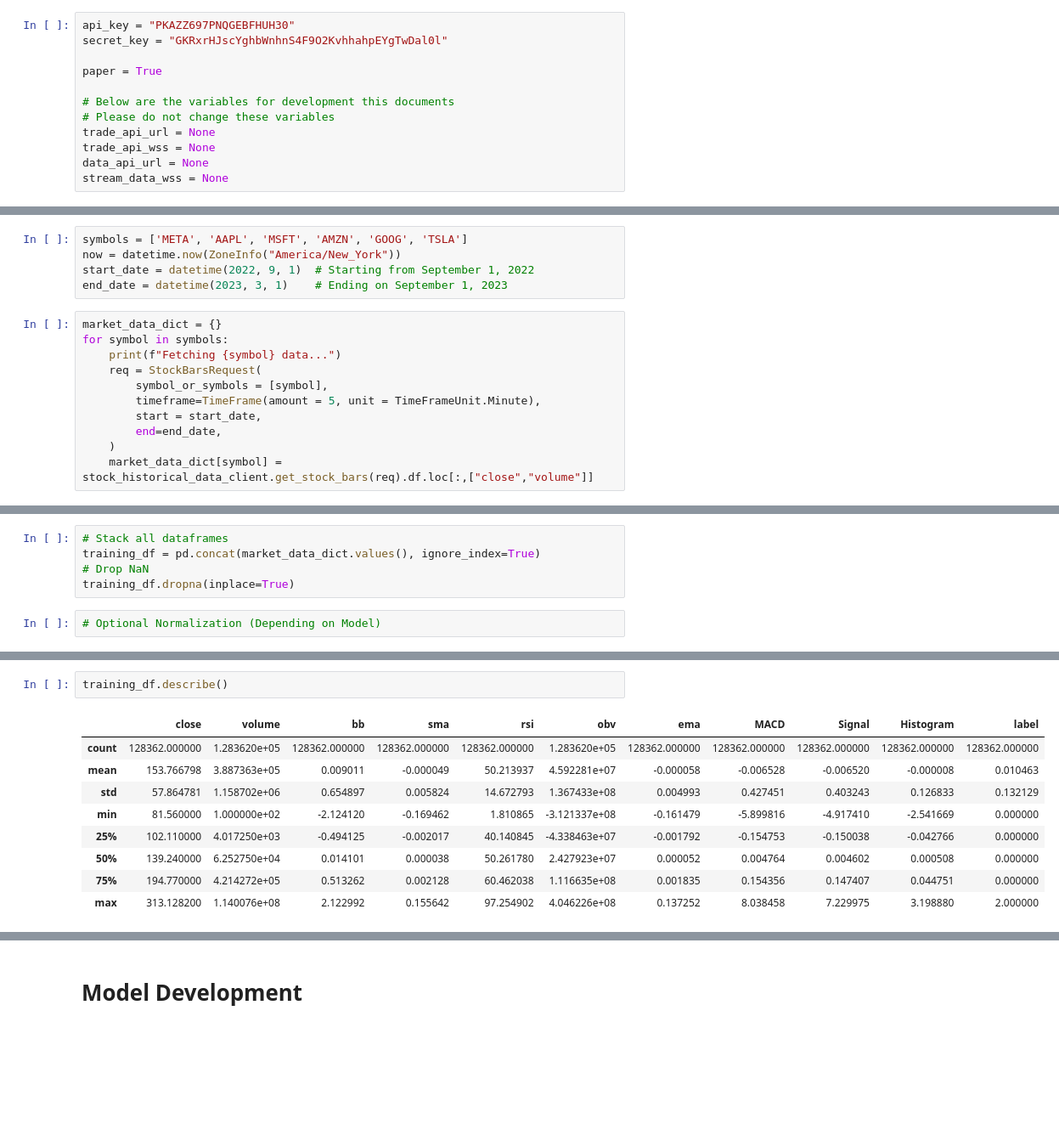
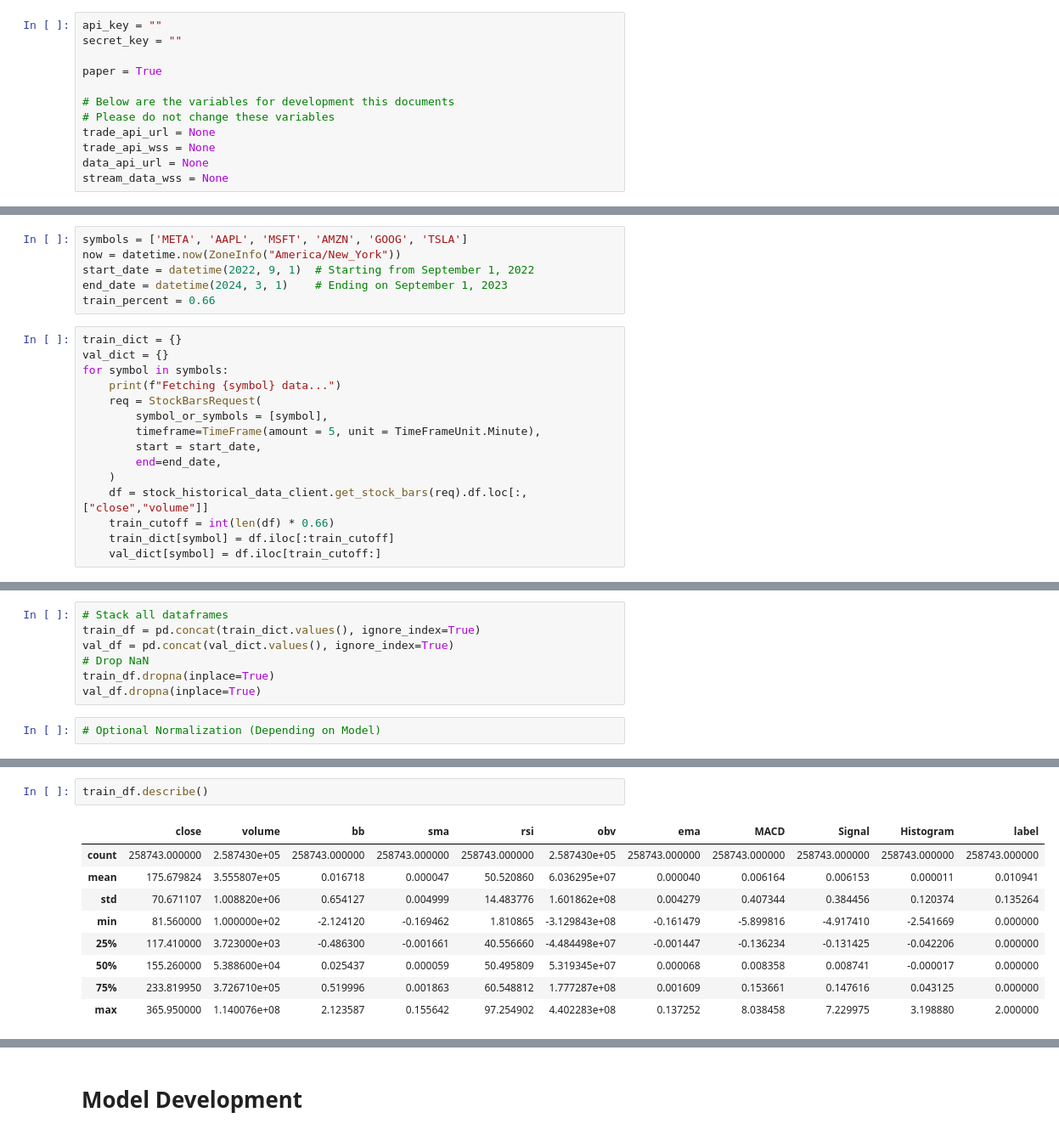
Before and after one commit to avillasmil/algo-trader, a Jupyter notebook: sandbox.ipynb, the cells around one changed output, grey strips where cells are left out. Shown: that part at 85% size. Saved outputs shown, nothing was run; the diff lists cells and outputs as text; blank space fills up the shorter version.

```diff
--- a/sandbox.ipynb
+++ b/sandbox.ipynb
@@ -43,6 +44,6 @@ import pandas as pd
 # %%
-api_key = "PKAZZ697PNQGEBFHUH30"
-secret_key = "GKRxrHJscYghbWnhnS4F9O2KvhhahpEYgTwDal0l"
+api_key = ""
+secret_key = ""
 
 paper = True
 
@@ -61,9 +62,11 @@ stock_historical_data_client = StockHistoricalDataClient(api_key, secret_key, ur
 symbols = ['META', 'AAPL', 'MSFT', 'AMZN', 'GOOG', 'TSLA']
 now = datetime.now(ZoneInfo("America/New_York"))
 start_date = datetime(2022, 9, 1)  # Starting from September 1, 2022
-end_date = datetime(2023, 3, 1)    # Ending on September 1, 2023
+end_date = datetime(2024, 3, 1)    # Ending on September 1, 2023
+train_percent = 0.66
 # %%
-market_data_dict = {}
+train_dict = {}
+val_dict = {}
 for symbol in symbols:
     print(f"Fetching {symbol} data...")
     req = StockBarsRequest(
@@ -72,7 +75,10 @@ for symbol in symbols:
         start = start_date,
         end=end_date,
     )
-    market_data_dict[symbol] = stock_historical_data_client.get_stock_bars(req).df.loc[:,["close","volume"]]
+    df = stock_historical_data_client.get_stock_bars(req).df.loc[:,["close","volume"]]
+    train_cutoff = int(len(df) * 0.66)
+    train_dict[symbol] = df.iloc[:train_cutoff]
+    val_dict[symbol] = df.iloc[train_cutoff:]
 # %% [output]
 Fetching META data...
 Fetching AAPL data...
@@ -225,8 +250,10 @@ for symbol in symbols:
 # %%
 # Stack all dataframes
-training_df = pd.concat(market_data_dict.values(), ignore_index=True)
+train_df = pd.concat(train_dict.values(), ignore_index=True)
+val_df = pd.concat(val_dict.values(), ignore_index=True)
 # Drop NaN
-training_df.dropna(inplace=True)
+train_df.dropna(inplace=True)
+val_df.dropna(inplace=True)
 # %%
 # Optional Normalization (Depending on Model)
 # %%
@@ -240,13 +274,13 @@ print(f"{n_sell} total sell labels")
 # %%
-training_df.describe()
+train_df.describe()
 # %% [output]
 |  | close | volume | bb | sma | rsi | obv | ema | MACD | Signal | Histogram | label |
-| count | 128362.000000 | 1.283620e+05 | 128362.000000 | 128362.000000 | 128362.000000 | 1.283620e+05 | 128362.000000 | 128362.000000 | 128362.000000 | 128362.000000 | 128362.000000 |
-| mean | 153.766798 | 3.887363e+05 | 0.009011 | -0.000049 | 50.213937 | 4.592281e+07 | -0.000058 | -0.006528 | -0.006520 | -0.000008 | 0.010463 |
-| std | 57.864781 | 1.158702e+06 | 0.654897 | 0.005824 | 14.672793 | 1.367433e+08 | 0.004993 | 0.427451 | 0.403243 | 0.126833 | 0.132129 |
-| min | 81.560000 | 1.000000e+02 | -2.124120 | -0.169462 | 1.810865 | -3.121337e+08 | -0.161479 | -5.899816 | -4.917410 | -2.541669 | 0.000000 |
-| 25% | 102.110000 | 4.017250e+03 | -0.494125 | -0.002017 | 40.140845 | -4.338463e+07 | -0.001792 | -0.154753 | -0.150038 | -0.042766 | 0.000000 |
-| 50% | 139.240000 | 6.252750e+04 | 0.014101 | 0.000038 | 50.261780 | 2.427923e+07 | 0.000052 | 0.004764 | 0.004602 | 0.000508 | 0.000000 |
-| 75% | 194.770000 | 4.214272e+05 | 0.513262 | 0.002128 | 60.462038 | 1.116635e+08 | 0.001835 | 0.154356 | 0.147407 | 0.044751 | 0.000000 |
-| max | 313.128200 | 1.140076e+08 | 2.122992 | 0.155642 | 97.254902 | 4.046226e+08 | 0.137252 | 8.038458 | 7.229975 | 3.198880 | 2.000000 |
+| count | 258743.000000 | 2.587430e+05 | 258743.000000 | 258743.000000 | 258743.000000 | 2.587430e+05 | 258743.000000 | 258743.000000 | 258743.000000 | 258743.000000 | 258743.000000 |
+| mean | 175.679824 | 3.555807e+05 | 0.016718 | 0.000047 | 50.520860 | 6.036295e+07 | 0.000040 | 0.006164 | 0.006153 | 0.000011 | 0.010941 |
+| std | 70.671107 | 1.008820e+06 | 0.654127 | 0.004999 | 14.483776 | 1.601862e+08 | 0.004279 | 0.407344 | 0.384456 | 0.120374 | 0.135264 |
+| min | 81.560000 | 1.000000e+02 | -2.124120 | -0.169462 | 1.810865 | -3.129843e+08 | -0.161479 | -5.899816 | -4.917410 | -2.541669 | 0.000000 |
+| 25% | 117.410000 | 3.723000e+03 | -0.486300 | -0.001661 | 40.556660 | -4.484498e+07 | -0.001447 | -0.136234 | -0.131425 | -0.042206 | 0.000000 |
+| 50% | 155.260000 | 5.388600e+04 | 0.025437 | 0.000059 | 50.495809 | 5.319345e+07 | 0.000068 | 0.008358 | 0.008741 | -0.000017 | 0.000000 |
+| 75% | 233.819950 | 3.726710e+05 | 0.519996 | 0.001863 | 60.548812 | 1.777287e+08 | 0.001609 | 0.153661 | 0.147616 | 0.043125 | 0.000000 |
+| max | 365.950000 | 1.140076e+08 | 2.123587 | 0.155642 | 97.254902 | 4.402283e+08 | 0.137252 | 8.038458 | 7.229975 | 3.198880 | 2.000000 |
 # %%
```
Also changed, not shown: parts of 10 cells of this notebook.
